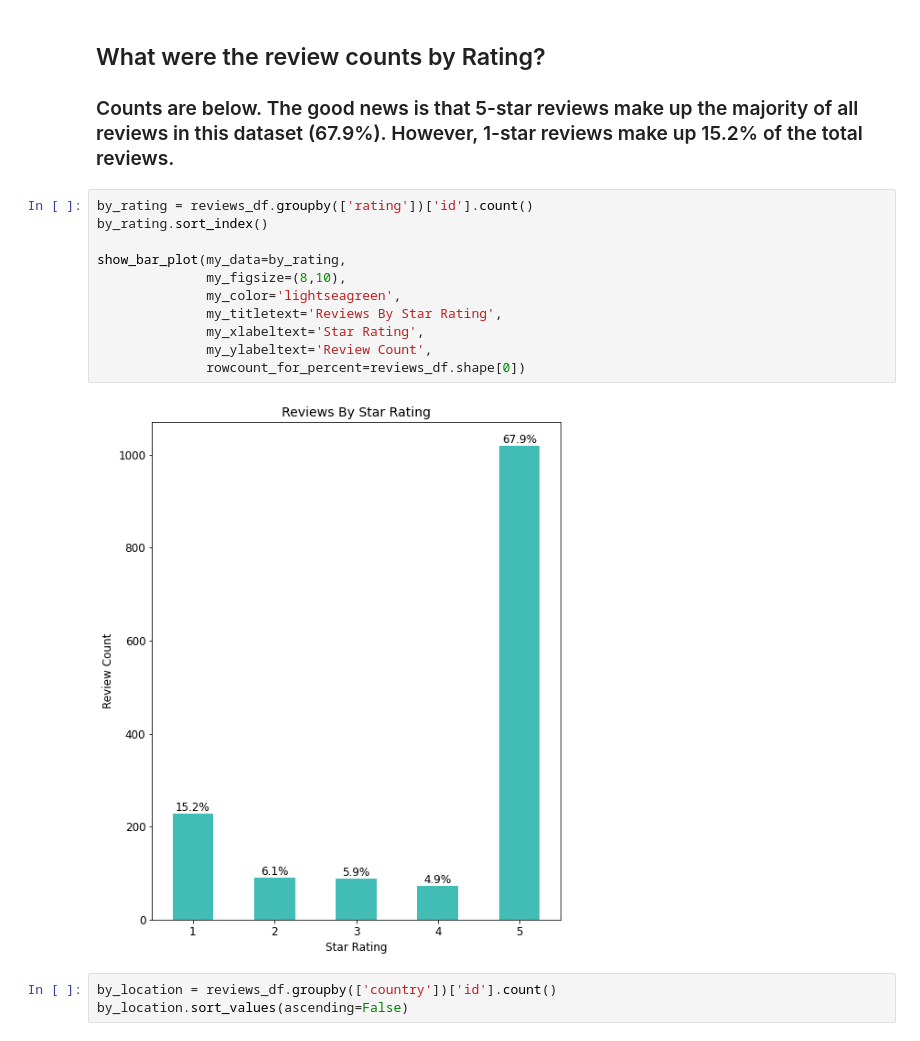
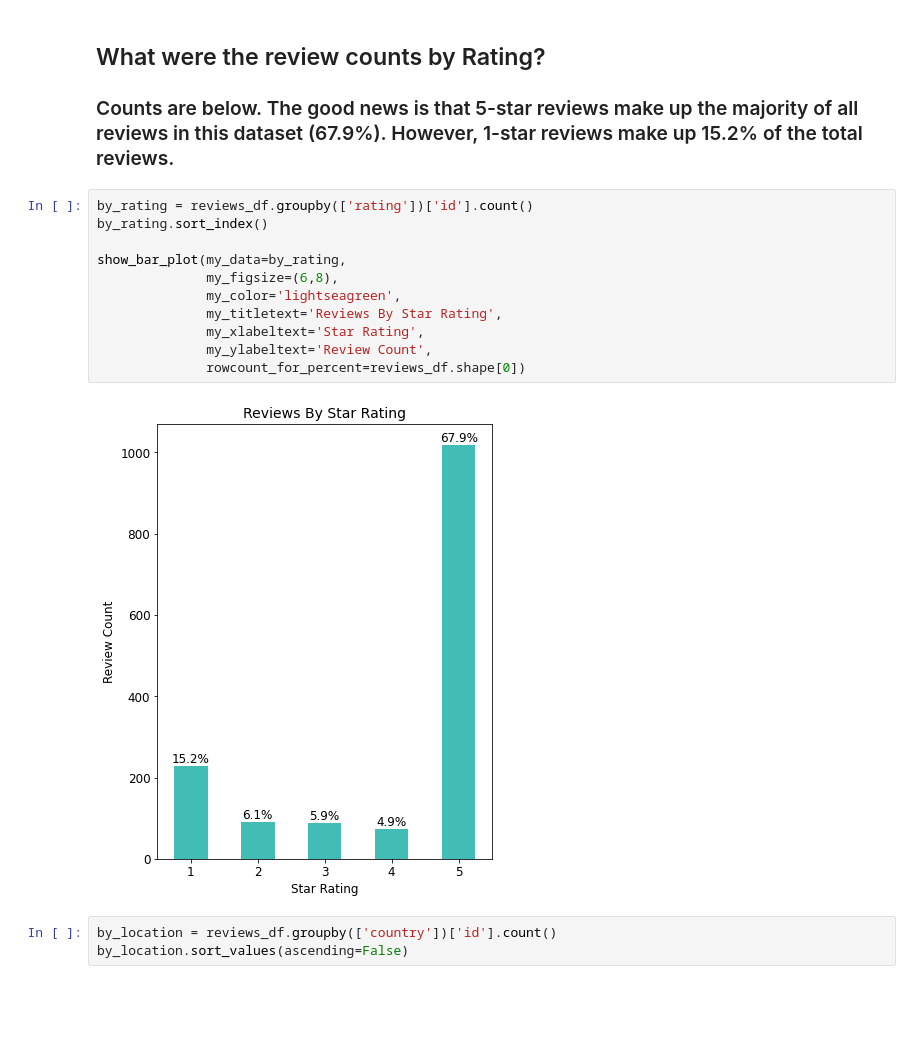
Before and after one commit to lspope/elvie_review_analysis, a Jupyter notebook: code/nb2_eda.ipynb, the cells around one changed output. Cells and saved outputs as stored; diff of their text form; blank space fills up the shorter version.

```diff
--- a/code/nb2_eda.ipynb
+++ b/code/nb2_eda.ipynb
@@ -86,16 +86,16 @@ show_bar_plot(my_data=by_year,
 # %%
 by_rating = reviews_df.groupby(['rating'])['id'].count()
 by_rating.sort_index()
 
 show_bar_plot(my_data=by_rating,
-              my_figsize=(8,10),
+              my_figsize=(6,8),
               my_color='lightseagreen',
               my_titletext='Reviews By Star Rating',
               my_xlabeltext='Star Rating',
               my_ylabeltext='Review Count',
               rowcount_for_percent=reviews_df.shape[0])
 # %% [output]
-[figure, old version]
+[figure, new version]
 # %%
 by_location = reviews_df.groupby(['country'])['id'].count()
 by_location.sort_values(ascending=False)
```
Also changed, not shown: parts of 7 cells of this notebook.
